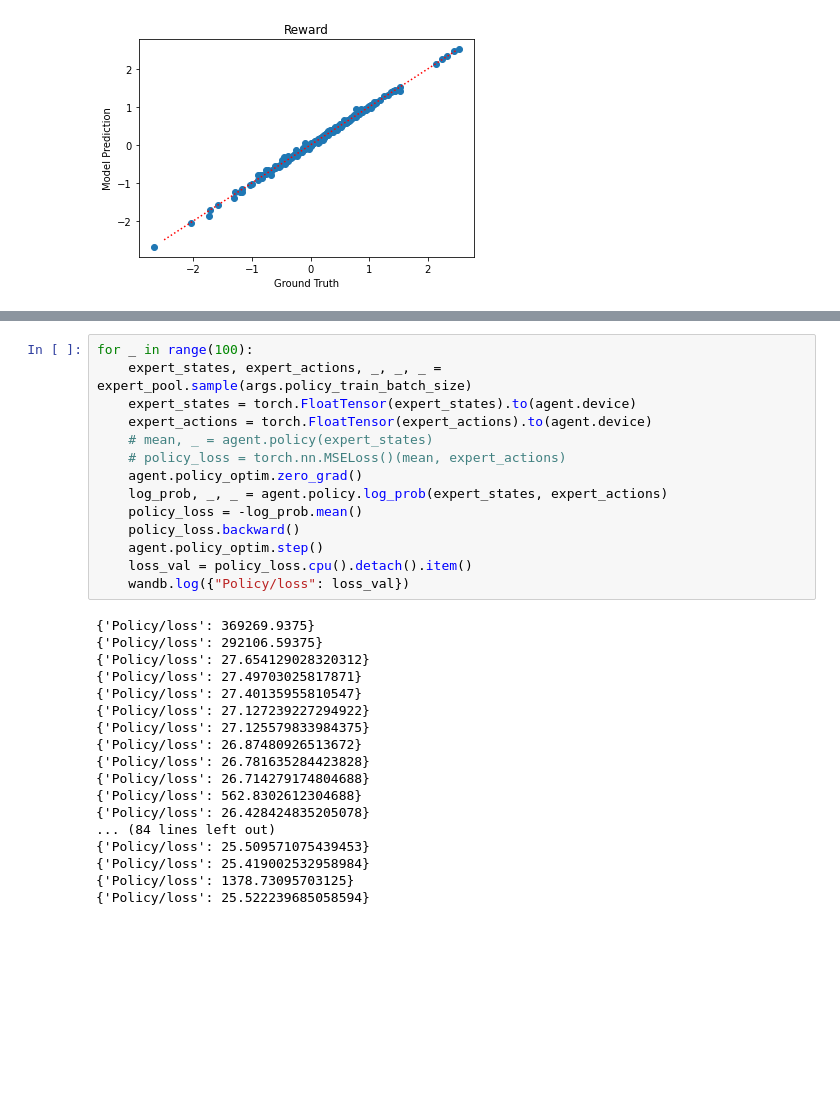
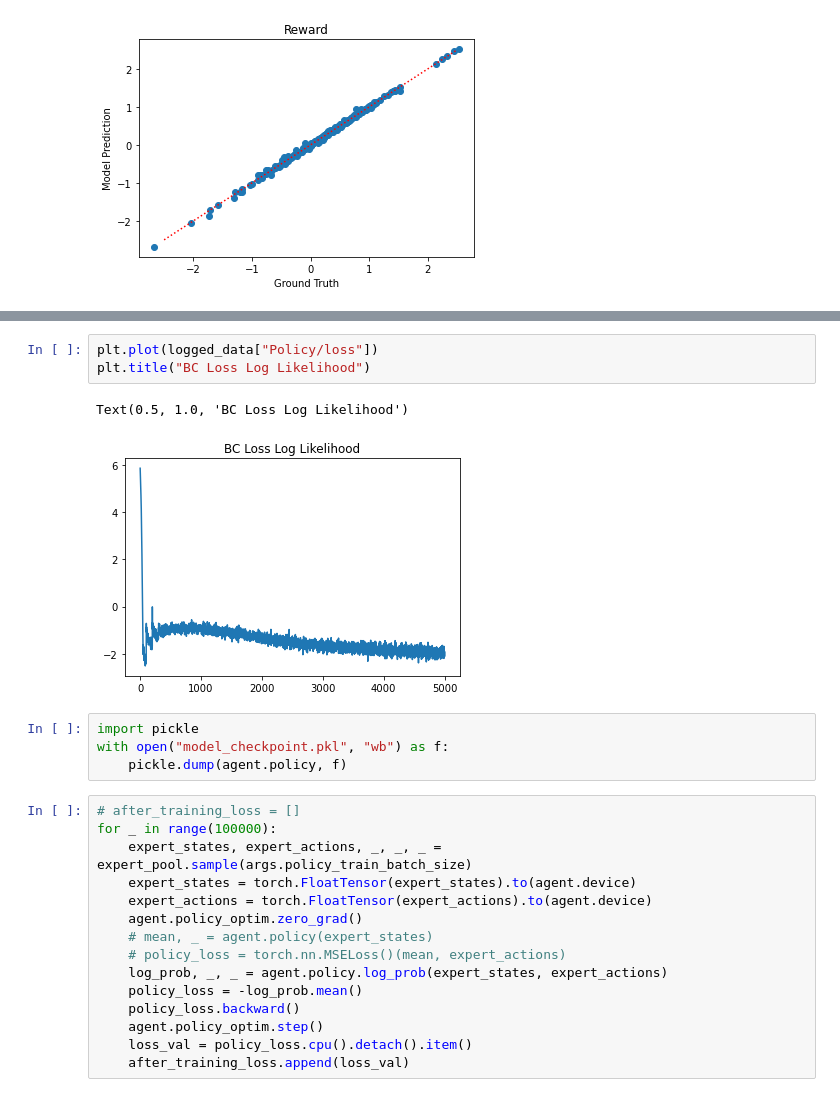
Before and after one commit to Baichenjia/offline_safe_rl, a Jupyter notebook: notebooks/cem_bc.ipynb, the cells around one changed output, grey strips where cells are left out. Cells and saved outputs as stored; diff of their text form; blank space fills up the shorter version.

```diff
--- a/notebooks/cem_bc.ipynb
+++ b/notebooks/cem_bc.ipynb
@@ -252,32 +270,25 @@ plt.plot(logged_data["Model/model_rmse"])
+# %%
+plt.plot(logged_data["Policy/loss"])
+plt.title("BC Loss Log Likelihood")
+# %% [output]
+Text(0.5, 1.0, 'BC Loss Log Likelihood')
+[figure, added]
+# %%
+import pickle
+with open("model_checkpoint.pkl", "wb") as f:
+    pickle.dump(agent.policy, f)
 # %%
-for _ in range(100):
+# after_training_loss = []
+for _ in range(100000):
     expert_states, expert_actions, _, _, _ = expert_pool.sample(args.policy_train_batch_size)
     expert_states = torch.FloatTensor(expert_states).to(agent.device)
     expert_actions = torch.FloatTensor(expert_actions).to(agent.device)
+    agent.policy_optim.zero_grad()
     # mean, _ = agent.policy(expert_states)
     # policy_loss = torch.nn.MSELoss()(mean, expert_actions)
-    agent.policy_optim.zero_grad()
     log_prob, _, _ = agent.policy.log_prob(expert_states, expert_actions)
     policy_loss = -log_prob.mean()
     policy_loss.backward()
     agent.policy_optim.step()
     loss_val = policy_loss.cpu().detach().item()
-    wandb.log({"Policy/loss": loss_val})
+    after_training_loss.append(loss_val)
-# %% [output]
-{'Policy/loss': 369269.9375}
-{'Policy/loss': 292106.59375}
-{'Policy/loss': 27.654129028320312}
-{'Policy/loss': 27.49703025817871}
-{'Policy/loss': 27.40135955810547}
-{'Policy/loss': 27.127239227294922}
-{'Policy/loss': 27.125579833984375}
-{'Policy/loss': 26.87480926513672}
-{'Policy/loss': 26.781635284423828}
-{'Policy/loss': 26.714279174804688}
-{'Policy/loss': 562.8302612304688}
-{'Policy/loss': 26.428424835205078}
-... (84 lines left out)
-{'Policy/loss': 25.509571075439453}
-{'Policy/loss': 25.419002532958984}
-{'Policy/loss': 1378.73095703125}
-{'Policy/loss': 25.522239685058594}
```
Also changed, not shown: parts of 14 cells of this notebook.
